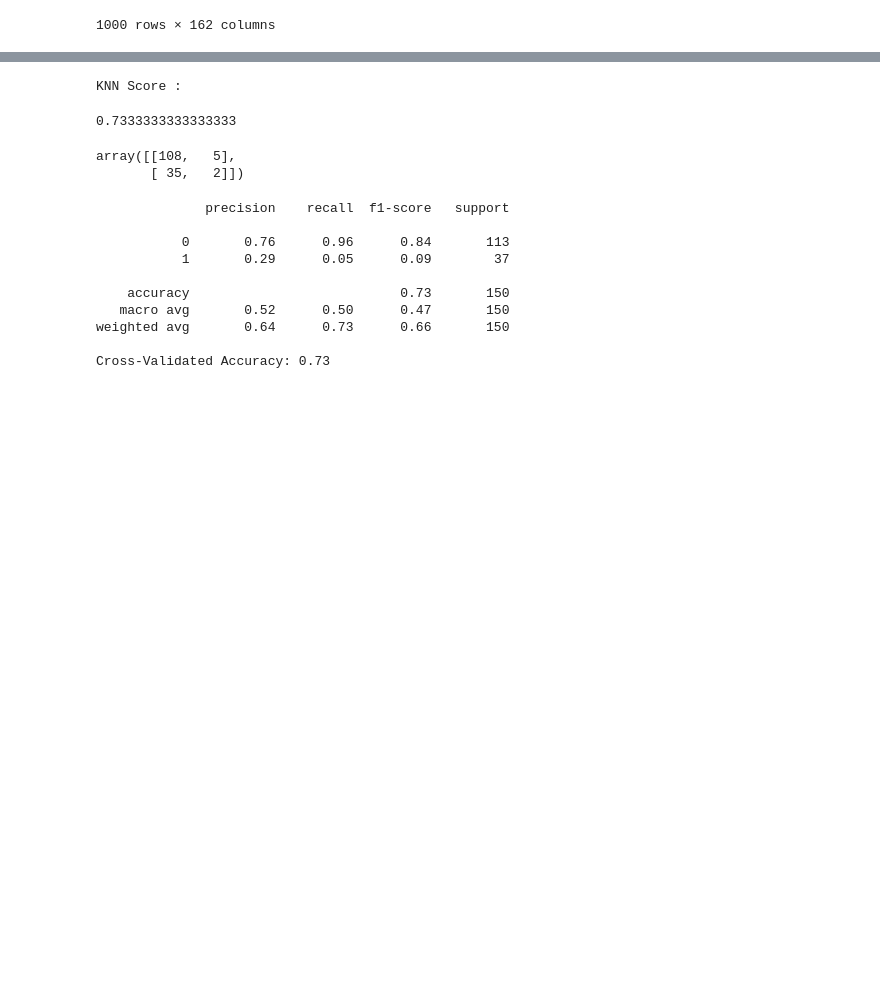
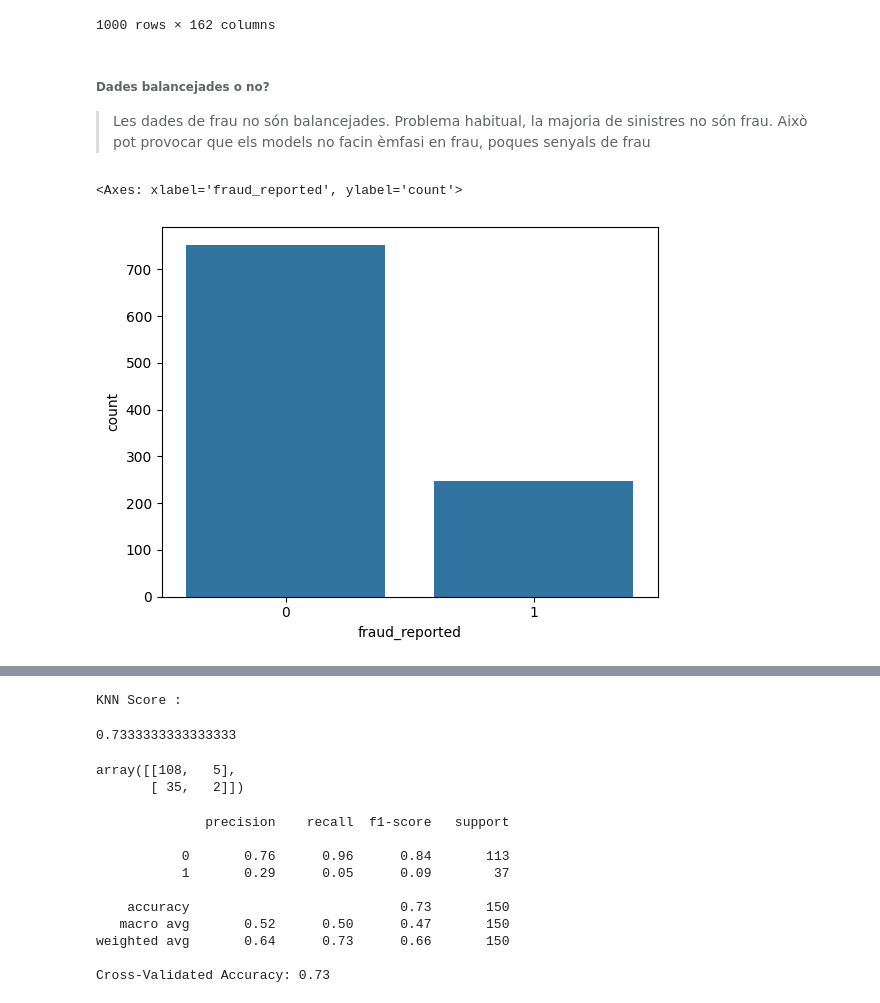
Before and after one commit to GerardAlba/UdAAnaliticaFinancera, a Jupyter notebook: UdAInsuranceClaimFraudDetection.ipynb, the cells around one changed output, grey strips where cells are left out. Drawn from its saved outputs; the diff is of its cells as text; code cells hidden in the pictures; blank space fills up the shorter version.

```diff
--- a/UdAInsuranceClaimFraudDetection.ipynb
+++ b/UdAInsuranceClaimFraudDetection.ipynb
@@ -182,3 +163,11 @@ data
 | 998 | 458 | 62 | 2000 | 1356.92 | 5000000 | 0 | ... |
 | 999 | 456 | 60 | 1000 | 766.19 | 0 | 0 | ... |
 1000 rows × 162 columns
+# %% [markdown]
+###### Dades balancejades o no?
+> Les dades de frau no són balancejades. Problema habitual, la majoria de sinistres no són frau. Això pot provocar que els models no facin èmfasi en frau, poques senyals de frau
+# %%
+sns.countplot(x='fraud_reported',data=data)
+# %% [output]
+<Axes: xlabel='fraud_reported', ylabel='count'>
+[figure, added]
```
Also changed, not shown: parts of 41 cells of this notebook.
